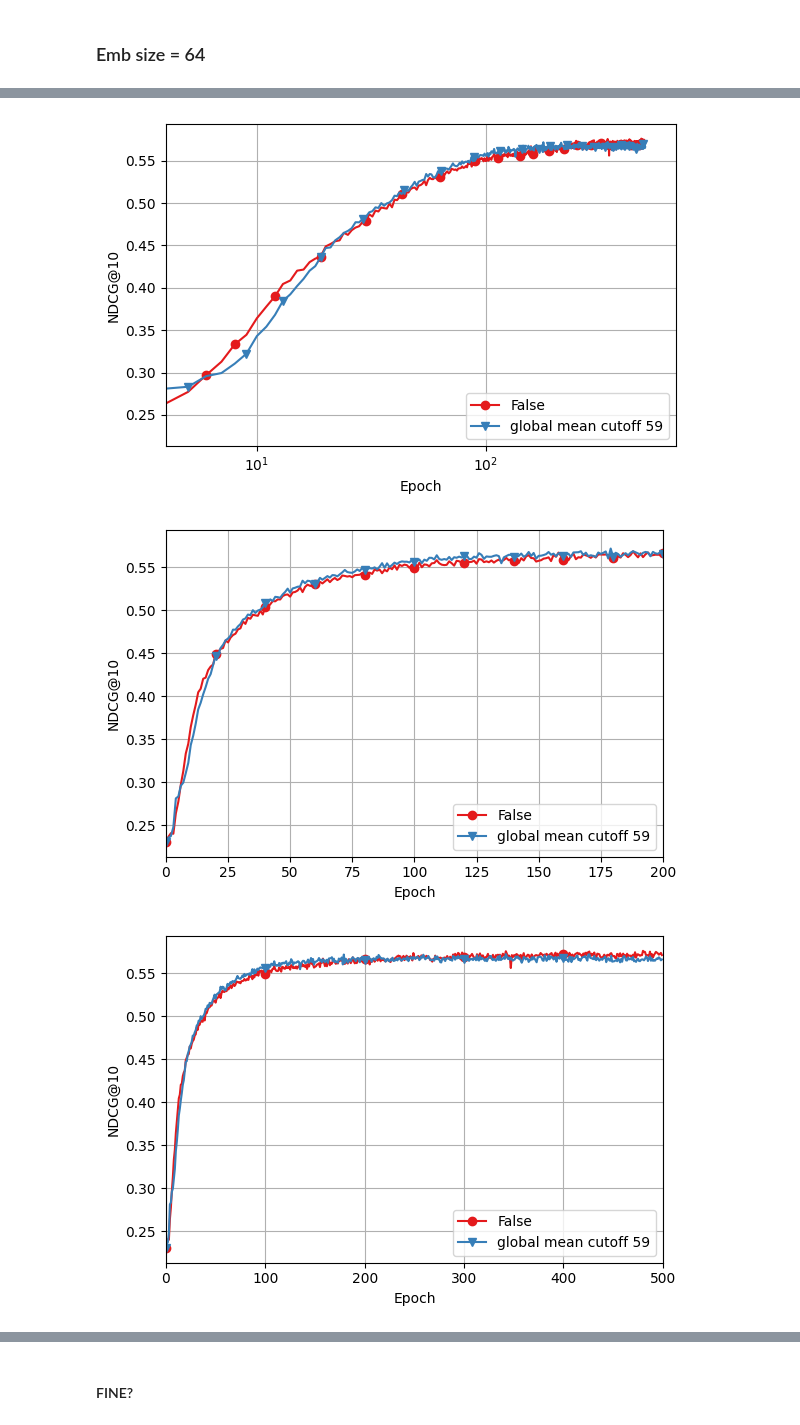
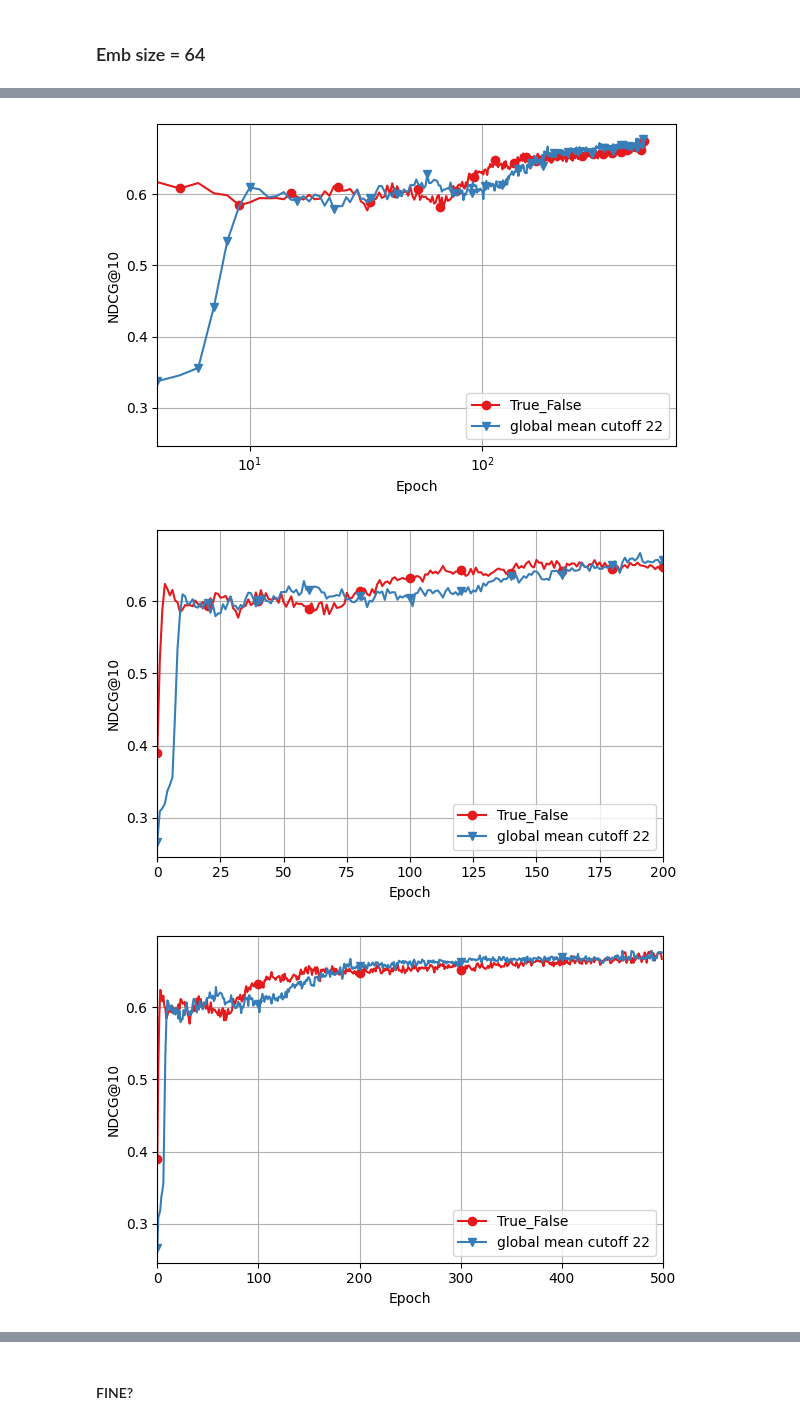
Before and after one commit to federicosiciliano/recsys-svd, a Jupyter notebook: ntb/plots.ipynb, the cells around one changed output, grey strips where cells are left out. Drawn from its saved outputs; the diff is of its cells as text; code cells hidden in the pictures.

Commit message:
leporid v1

```diff
--- a/ntb/plots.ipynb
+++ b/ntb/plots.ipynb
@@ -367,7 +367,7 @@ all_metrics_names = [f"{metric}@{k}" for metric in metrics_names for k in metric
 # %% [markdown]
 ### Exp configs
 # %%
-exp_name = "new_gru_ml1m"
+exp_name = "prova_leporid_ml1m"
 # %%
 all_exps = load_all_configurations(exp_name)
 # %%
@@ -687,5 +636,5 @@ See the caveats in the documentation: https://pandas.pydata.org/pandas-docs/stab
 # %%
-plot_name = "gru_ml1m_64_NDCG@10"#+super_plot_name#+subset_selection["data_params.name"]
+plot_name = "leporid_ml1m_64_NDCG@10"#+super_plot_name#+subset_selection["data_params.name"]
 
 #plot_instructions["subplots"] = {"nrows": 3, "ncols": 2, "figsize": (12,12)}
 plot_instructions["savefig"] = {"fname": f'../out/img/{plot_name}.pdf'}
@@ -722,33 +671,33 @@ label_convert_dict = {"False_False_NaN_NaN": "No SVD",
 
 repeated_ax_instructions = [ax_instructions.copy() for _ in range(4)]
 #repeated_ax_instructions[0]["set_ylim"] = {"bottom":0.525}
 repeated_ax_instructions[0]["legend"] = {"loc": "lower right"}
 
 repeated_ax_instructions[1]["set_xlim"] = {"left":0,"right":200}
 #repeated_ax_instructions[1]["set_ylim"] = {"bottom":0.34,"top":0.65}
 repeated_ax_instructions[1].pop("set_xscale",None)
 repeated_ax_instructions[1]["legend"] = {"loc": "lower right"}
 
 repeated_ax_instructions[2]["set_xlim"] = {"left":0,"right":500}
 #repeated_ax_instructions[2]["set_ylim"] = {"bottom":0.64,"top":0.69}
 repeated_ax_instructions[2].pop("set_xscale",None)
 
 repeated_ax_instructions[3]["set_xlim"] = {"left":400,"right":500}
 #repeated_ax_instructions[2]["set_ylim"] = {"bottom":0.64,"top":0.69}
 repeated_ax_instructions[3].pop("set_xscale",None)
 
 
 repeated_plot_kwargs = [plot_kwargs.copy() for _ in range(6)]
 repeated_plot_kwargs[1]["markevery"] = 20
 repeated_plot_kwargs[2]["markevery"] = 100
 repeated_plot_kwargs[3]["markevery"] = 50
 
 for i,(rep_ax_instr, rep_plot_kwargs) in enumerate(zip(repeated_ax_instructions,repeated_plot_kwargs)):
     rep_plot_instr = deepcopy(plot_instructions.copy())
     rep_plot_instr["savefig"]["fname"] = plot_instructions["savefig"]["fname"].split(".pdf")[0]+"_"+str(i)+".png"
     create_plot(rep_plot_instr, data=([sas_table]*4)[i], label_columns=["svd_type"], x_column=x_column, y_column=y_column,
             ax_instructions = rep_ax_instr, label_convert_dict = label_convert_dict, plot_type="plot", plot_kwargs=rep_plot_kwargs)
 # %% [output]
-[figure, old version]
+[figure, new version]
-[figure, old version]
+[figure, new version]
-[figure, old version]
+[figure, new version]
```
Also changed, not shown: parts of 10 cells of this notebook, 28 other files.
